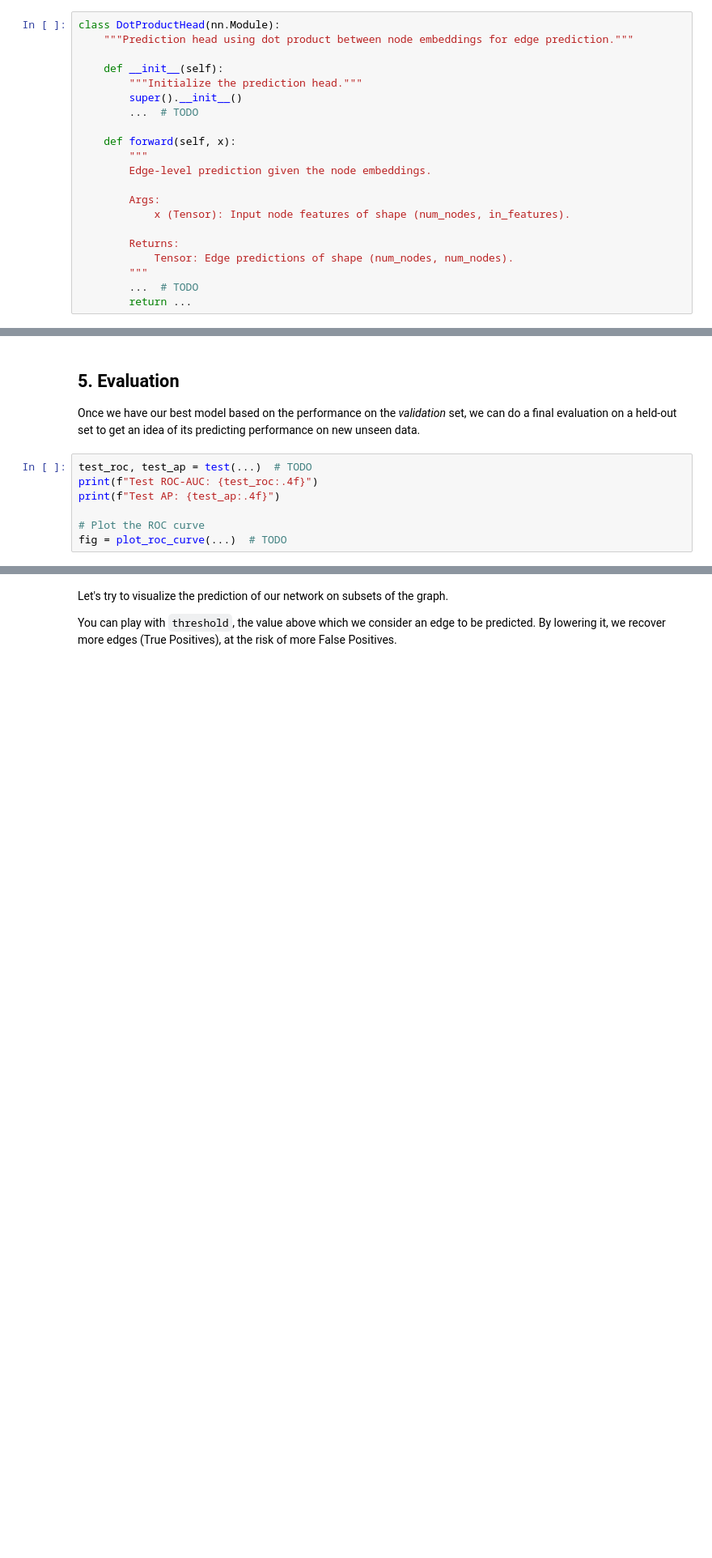
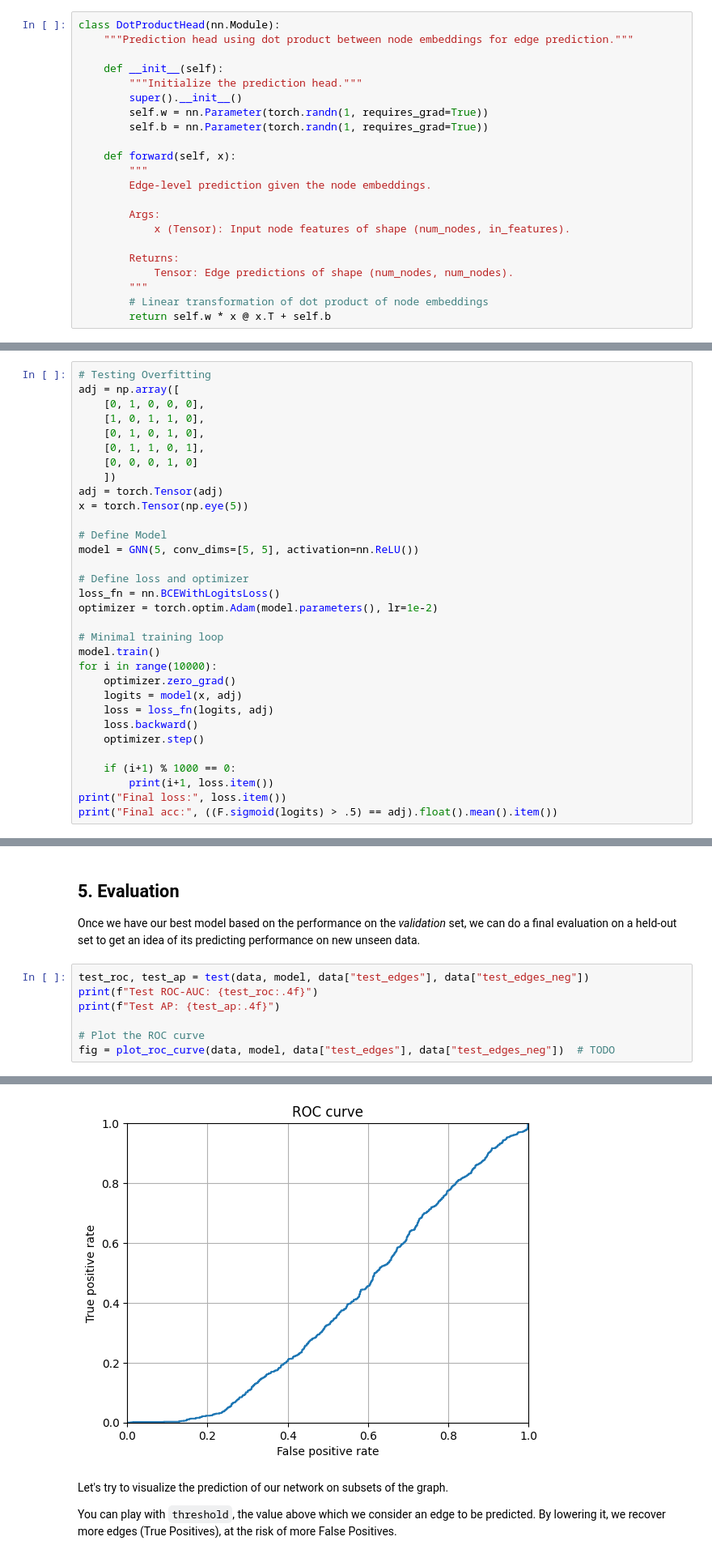
Before and after one commit to mikasenghaas/cs502, a Jupyter notebook: labs/3/Exercise_3.ipynb, the cells around one changed output, grey strips where cells are left out. Shown at 81% size. Cells and saved outputs as stored; diff of their text form; blank space fills up the shorter version.

```diff
--- a/labs/3/Exercise_3.ipynb
+++ b/labs/3/Exercise_3.ipynb
@@ -255,7 +311,8 @@ class DotProductHead(nn.Module):
     def __init__(self):
         """Initialize the prediction head."""
         super().__init__()
-        ...  # TODO
+        self.w = nn.Parameter(torch.randn(1, requires_grad=True))
+        self.b = nn.Parameter(torch.randn(1, requires_grad=True))
 
     def forward(self, x):
         """
@@ -267,8 +324,8 @@ class DotProductHead(nn.Module):
         Returns:
             Tensor: Edge predictions of shape (num_nodes, num_nodes).
         """
-        ...  # TODO
-        return ...
+        # Linear transformation of dot product of node embeddings
+        return self.w * x @ x.T + self.b
 # %%
 # Let's do a quick test as well.
 head = DotProductHead()
@@ -321,0 +419,32 @@ assert out.shape == (N_NODES, N_NODES), f"Output shape should be (num_nodes, num
+# %%
+# Testing Overfitting
+adj = np.array([
+    [0, 1, 0, 0, 0],
+    [1, 0, 1, 1, 0],
+    [0, 1, 0, 1, 0],
+    [0, 1, 1, 0, 1],
+    [0, 0, 0, 1, 0]
+    ])
+adj = torch.Tensor(adj)
+x = torch.Tensor(np.eye(5))
+
+# Define Model
+model = GNN(5, conv_dims=[5, 5], activation=nn.ReLU())
+
+# Define loss and optimizer
+loss_fn = nn.BCEWithLogitsLoss()
+optimizer = torch.optim.Adam(model.parameters(), lr=1e-2)
+
+# Minimal training loop
+model.train()
+for i in range(10000):
+    optimizer.zero_grad()
+    logits = model(x, adj)
+    loss = loss_fn(logits, adj)
+    loss.backward()
+    optimizer.step()
+
+    if (i+1) % 1000 == 0:
+        print(i+1, loss.item())
+print("Final loss:", loss.item())
+print("Final acc:", ((F.sigmoid(logits) > .5) == adj).float().mean().item())
@@ -513,9 +764,10 @@ axs[3].set_title('Validation Average Precision');
 ## 5. Evaluation
 Once we have our best model based on the performance on the *validation* set, we can do a final evaluation on a held-out set to get an idea of its predicting performance on new unseen data.
 # %%
-test_roc, test_ap = test(...)  # TODO
+test_roc, test_ap = test(data, model, data["test_edges"], data["test_edges_neg"])
 print(f"Test ROC-AUC: {test_roc:.4f}")
 print(f"Test AP: {test_ap:.4f}")
 
 # Plot the ROC curve
-fig = plot_roc_curve(...)  # TODO
+fig = plot_roc_curve(data, model, data["test_edges"], data["test_edges_neg"])  # TODO
+# %% [output]
@@ -522,3 +776,4 @@ fig = plot_roc_curve(...)  # TODO
+[figure, added]
 # %% [markdown]
 Let's try to visualize the prediction of our network on subsets of the graph.
 
```
Also changed, not shown: parts of 21 cells of this notebook, 2 other files.
